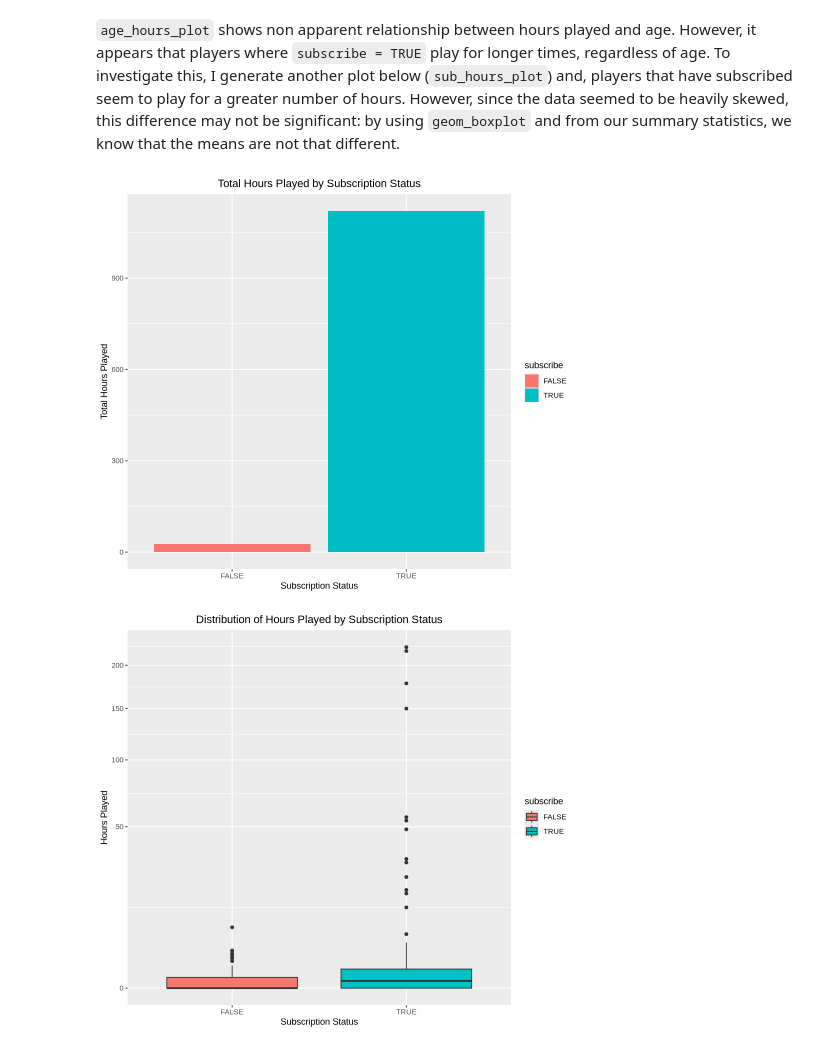
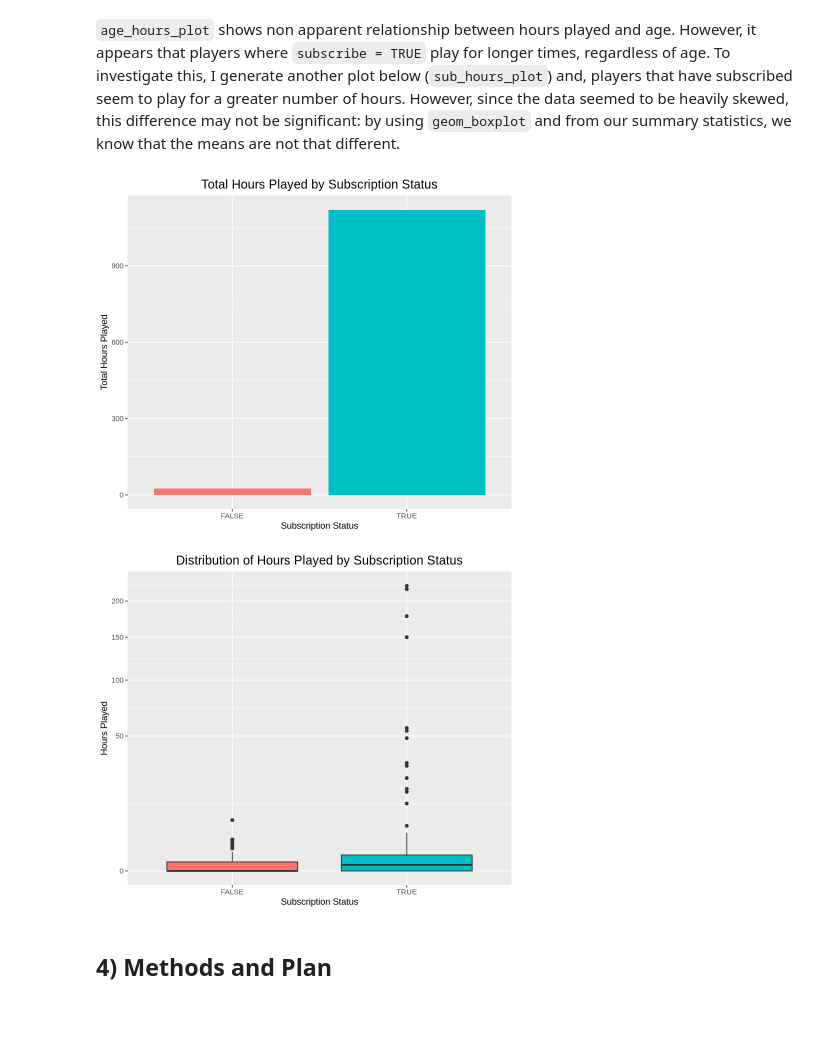
Before and after one commit to axiao28204/dsci100_project, a Jupyter notebook: individual_project_planning.ipynb, the cells around one changed output. Cells and saved outputs as stored; diff of their text form; code cells hidden in the pictures; blank space fills up the shorter version.

````diff
--- a/individual_project_planning.ipynb
+++ b/individual_project_planning.ipynb
@@ -302,24 +313,31 @@ A tibble: 2 × 3
 # %% [markdown]
 ```age_hours_plot``` shows non apparent relationship between hours played and age. However, it appears that players where ```subscribe = TRUE``` play for longer times, regardless of age. To investigate this, I generate another plot below (```sub_hours_plot```) and, players that have subscribed seem to play for a greater number of hours. However, since the data seemed to be heavily skewed, this difference may not be significant: by using ```geom_boxplot``` and from our summary statistics, we know that the means are not that different.
 # %%
+## create bar chart
 sub_hours_bar <- players |>
     ggplot(aes(x = subscribe, y = played_hours, fill = subscribe)) +
     geom_bar(stat = "identity") +
     labs(title = "Total Hours Played by Subscription Status",
          x = "Subscription Status",
          y = "Total Hours Played") +
-    theme(plot.title = element_text(hjust = 0.5))
+    theme(plot.title = element_text(hjust = 0.5, size = 15),
+         legend.position = 'none')
 sub_hours_bar
 
+
+## create box plot
 sub_hours_box <- players |>
     ggplot(aes(x = subscribe, y = played_hours, fill = subscribe)) +
     geom_boxplot() +
     labs(title = "Distribution of Hours Played by Subscription Status",
          x = "Subscription Status",
          y = "Hours Played") +
-    theme(plot.title = element_text(hjust = 0.5)) +
-    scale_y_sqrt()
+    scale_y_sqrt() +
+    theme(plot.title = element_text(hjust = 0.5, size = 15),
+         legend.position = "none")
 sub_hours_box
 # %% [output]
-[figure, old version]
+[figure, new version]
-[figure, old version]
+[figure, new version]
+# %% [markdown]
+## 4) Methods and Plan
````
Also changed, not shown: parts of 4 cells of this notebook.
